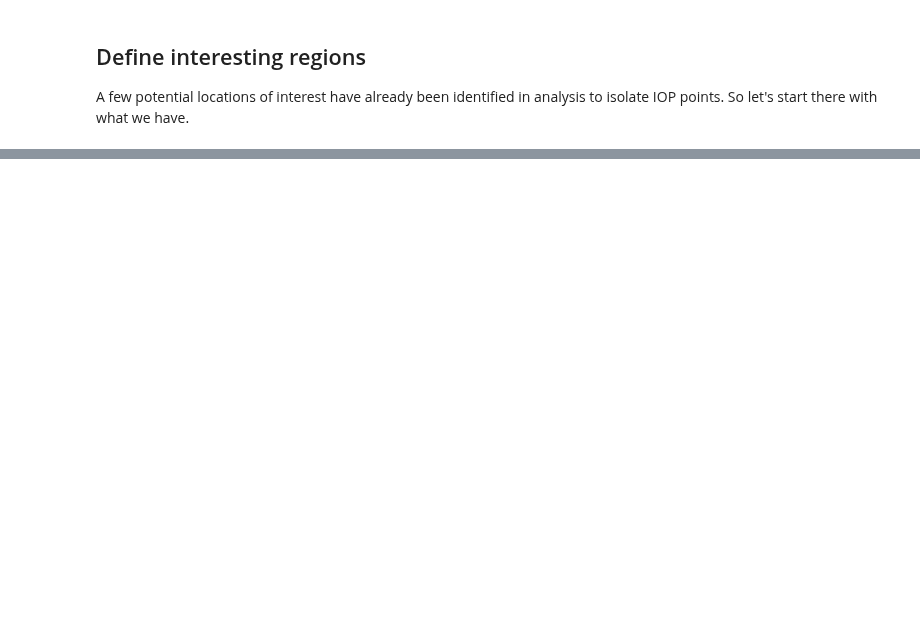
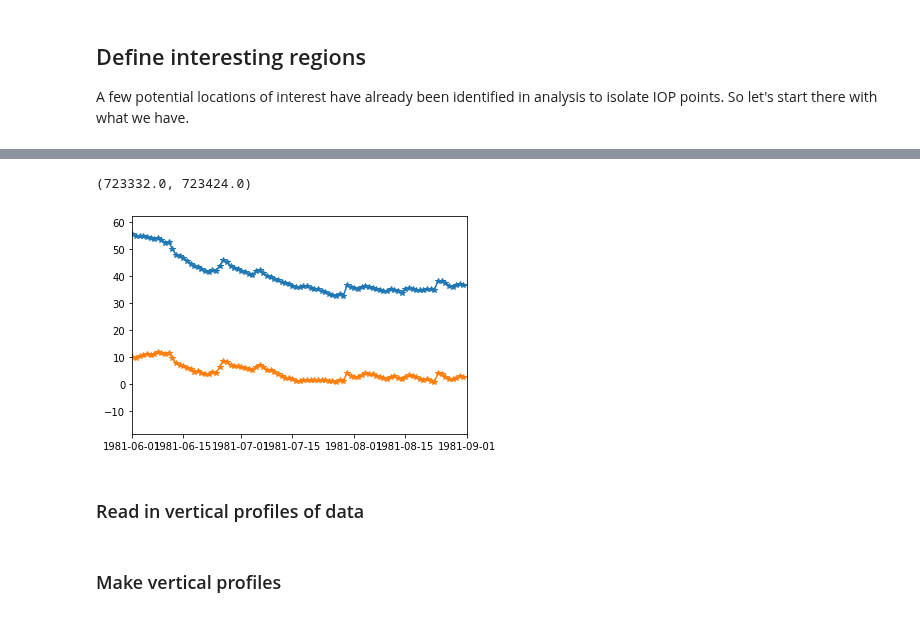
Before and after one commit to megandevlan/Coupling_CAM6CLM5, a Jupyter notebook: CouplingIndex_RegionalModelSensitivity.ipynb, the cells around one changed output, grey strips where cells are left out. Cells and saved outputs as stored; diff of their text form; code cells hidden in the pictures; blank space fills up the shorter version.

```diff
--- a/CouplingIndex_RegionalModelSensitivity.ipynb
+++ b/CouplingIndex_RegionalModelSensitivity.ipynb
@@ -180,3 +191,32 @@ SHflx_CLM45, soilM10_CLM45, Plcl_CLM45, SHflx_CLM45_time = pickle.load( open(CLM
+# %%
+# ------------------------------------------------------
+#   Isolate JJA
+# ------------------------------------------------------
+# CESM2
+dates_CESM2   = pd.DatetimeIndex(SHFLX_CESM2_time.values)
+iJJA_CESM2    = np.where((dates_CESM2.month>=6) & (dates_CESM2.month<=8) &
+                        (dates_CESM2.year>=1980) & (dates_CESM2.year<=2005))[0]
+SHflx_JJA_CESM2   = SHflx_CESM2[iJJA_CESM2,:,:]
+soilM10_JJA_CESM2 = soilM10_CESM2[iJJA_CESM2,:,:]
+Plcl_JJA_CESM2    = Plcl_CESM2[iJJA_CESM2,:,:]
+dates_CESM2       = dates_CESM2[iJJA_CESM2]
+
+# CESM1
+dates_CESM1   = pd.DatetimeIndex(SHflx_CESM1_time.values)
+iJJA_CESM1    = np.where((dates_CESM1.month>=6) & (dates_CESM1.month<=8) &
+                        (dates_CESM1.year>=1980) & (dates_CESM1.year<=2005))[0]
+SHflx_JJA_CESM1   = SHflx_CESM1[iJJA_CESM1,:,:]
+soilM10_JJA_CESM1 = soilM10_CESM1[iJJA_CESM1,:,:]
+Plcl_JJA_CESM1    = Plcl_CESM1[iJJA_CESM1,:,:]
+dates_CESM1       = dates_CESM1[iJJA_CESM1]
+
+# CLM4.5
+dates_CLM45       = pd.DatetimeIndex(SHflx_CLM45_time.values)
+iJJA_CLM45        = np.where((dates_CLM45.month>=6) & (dates_CLM45.month<=8))[0]
+SHflx_JJA_CLM45   = SHflx_CLM45[iJJA_CLM45,:,:]
+soilM10_JJA_CLM45 = soilM10_CLM45[iJJA_CLM45,:,:]
+Plcl_JJA_CLM45    = Plcl_CLM45[iJJA_CLM45,:,:]
+dates_CLM45       = dates_CLM45[iJJA_CLM45]
 # %% [markdown]
 Just to note, the time periods aren't *entirely* consistent between each model version (though very similar). For the fully coupled CESM simulations, data for the coupling index and for the underlying variables runs from Jan 1979 through Nov/Dec 2006. For the CLM4.5 simulation, data is from Jan 1980 through Dec 2005. So two years less data go into computing mean behavior for CLM4.5. <br> <br>
 I personally doubt this has a huge impact - sensitivity tests on 5-year selections of data showed consistent coupling index results, so I don't think adding/removing a year or two out of a 25-30 year record is critical. <br><br>
@@ -332,0 +432,17 @@ ilon_Jalna = np.where( (lon>=75.3) & (lon<=76.3))[0]
+# %%
+# ------------------------------------------------------
+#  Grab timeseries of soilM10, SHFLX at Linsk
+# ------------------------------------------------------
+
+Linsk_soilM10_CESM2 = soilM10_JJA_CESM2[:, ilat_Linsk, ilon_Linsk]
+Linsk_soilM10_CESM1 = soilM10_JJA_CESM1[:, ilat_Linsk, ilon_Linsk]
+Linsk_soilM10_CLM45 = soilM10_JJA_CLM45[:, ilat_Linsk, ilon_Linsk]
+# %%
+plt.plot(dates_CESM2, Linsk_soilM10_CESM2,'*-')
+plt.plot(dates_CESM2, climoRemoved_SoilM_CESM2[:, ilat_Linsk, ilon_Linsk],'*-')
+plt.xlim([datetime.date(1981,6,1), datetime.date(1981,9,1)])
+# %% [output]
+(723332.0, 723424.0)
+[figure, added]
+# %% [markdown]
+### Read in vertical profiles of data
@@ -332,0 +639,2 @@ ilon_Jalna = np.where( (lon>=75.3) & (lon<=76.3))[0]
+# %% [markdown]
+### Make vertical profiles
```
Also changed, not shown: parts of 14 cells of this notebook.
